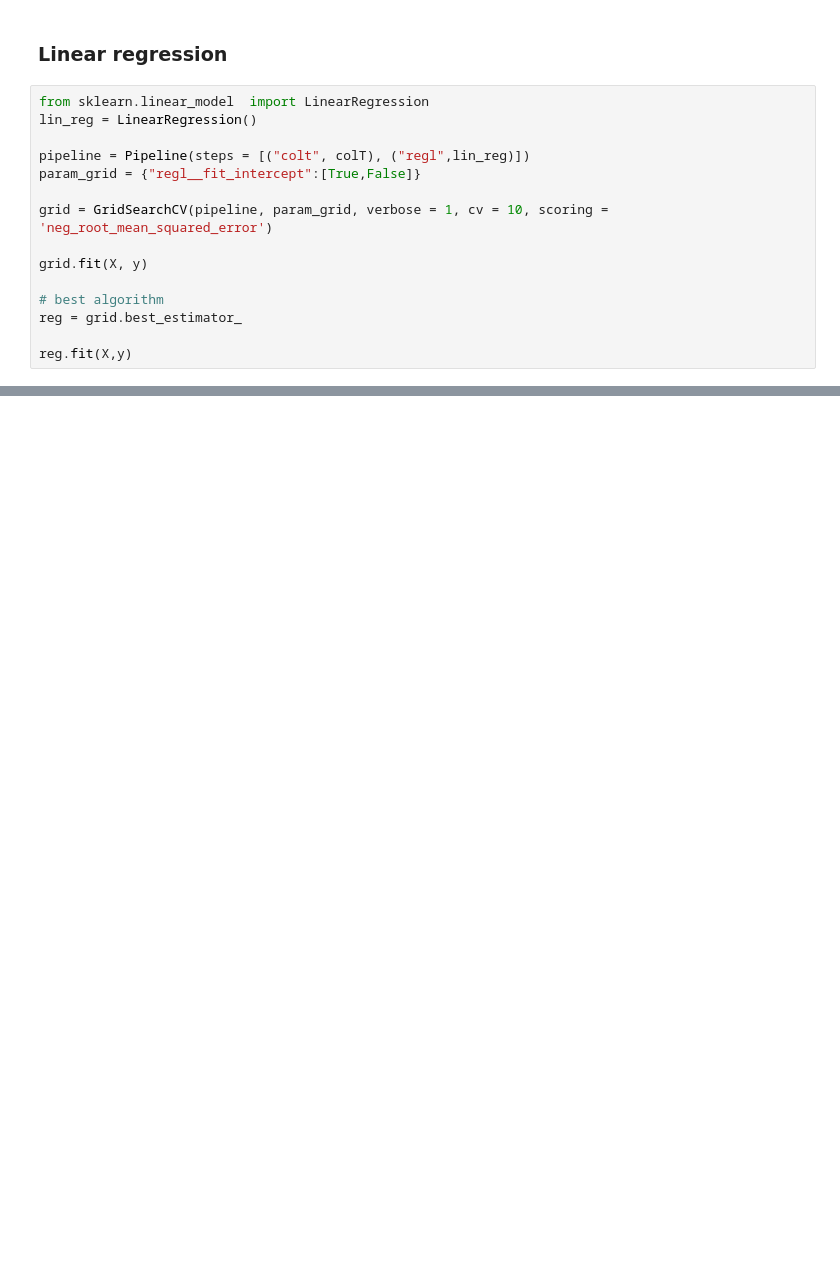
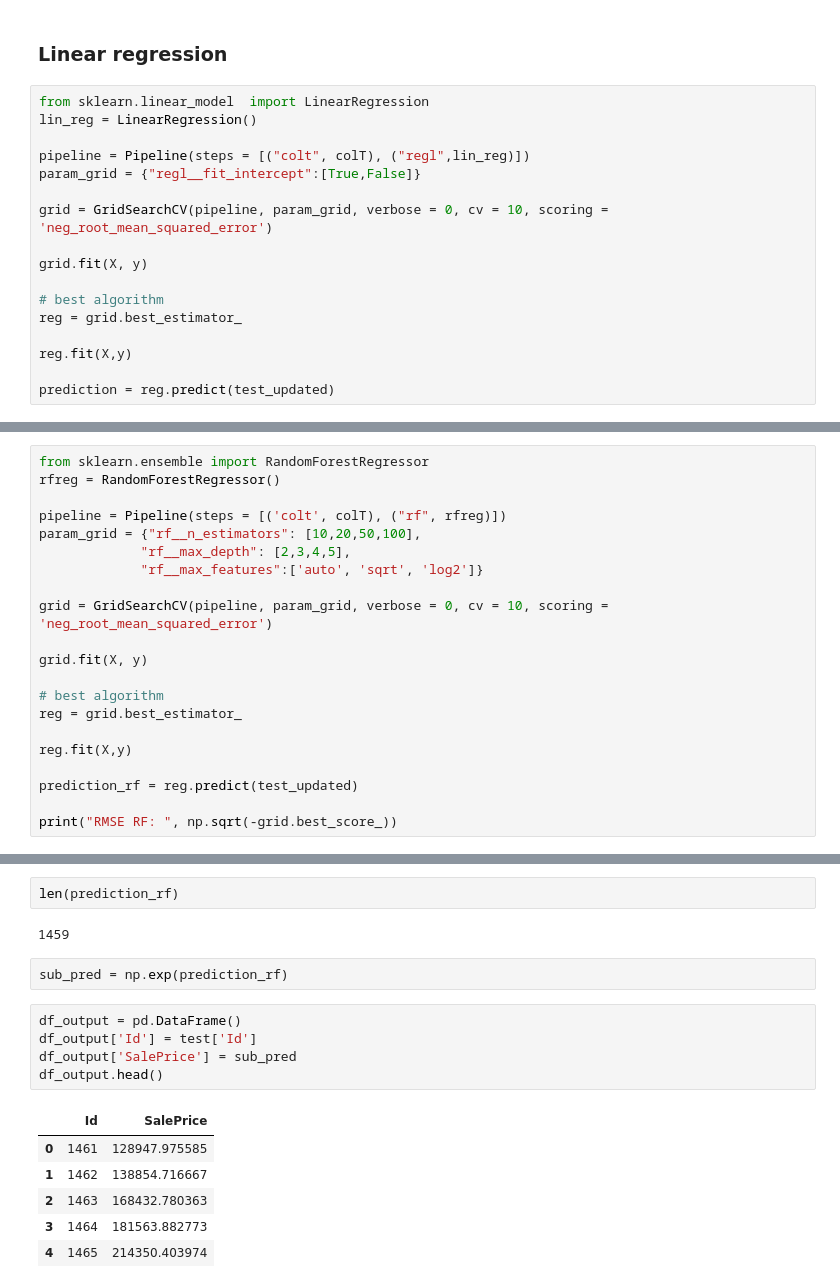
Before and after one commit to jeswingeorge/Kaggle-House-Prices-Prediction, a Jupyter notebook: 2.regression_predictions.ipynb, the cells around one changed output, grey strips where cells are left out. Drawn from its saved outputs; the diff is of its cells as text; blank space fills up the shorter version.

```diff
--- a/2.regression_predictions.ipynb
+++ b/2.regression_predictions.ipynb
@@ -586,7 +593,7 @@ lin_reg = LinearRegression()
 pipeline = Pipeline(steps = [("colt", colT), ("regl",lin_reg)])
 param_grid = {"regl__fit_intercept":[True,False]}
 
-grid = GridSearchCV(pipeline, param_grid, verbose = 1, cv = 10, scoring = 'neg_root_mean_squared_error')
+grid = GridSearchCV(pipeline, param_grid, verbose = 0, cv = 10, scoring = 'neg_root_mean_squared_error')
 
 grid.fit(X, y)
 
@@ -594,3 +601,5 @@ grid.fit(X, y)
 reg = grid.best_estimator_
 
 reg.fit(X,y)
+
+prediction = reg.predict(test_updated)
@@ -641,0 +665,21 @@ sorted(sklearn.metrics.SCORERS.keys())
+# %%
+from sklearn.ensemble import RandomForestRegressor
+rfreg = RandomForestRegressor()
+
+pipeline = Pipeline(steps = [('colt', colT), ("rf", rfreg)])
+param_grid = {"rf__n_estimators": [10,20,50,100],
+             "rf__max_depth": [2,3,4,5],
+             "rf__max_features":['auto', 'sqrt', 'log2']}
+
+grid = GridSearchCV(pipeline, param_grid, verbose = 0, cv = 10, scoring = 'neg_root_mean_squared_error')
+
+grid.fit(X, y)
+
+# best algorithm
+reg = grid.best_estimator_
+
+reg.fit(X,y)
+
+prediction_rf = reg.predict(test_updated)
+
+print("RMSE RF: ", np.sqrt(-grid.best_score_))
@@ -641,0 +697,18 @@ sorted(sklearn.metrics.SCORERS.keys())
+# %%
+len(prediction_rf)
+# %% [output]
+1459
+# %%
+sub_pred = np.exp(prediction_rf)
+# %%
+df_output = pd.DataFrame()
+df_output['Id'] = test['Id']
+df_output['SalePrice'] = sub_pred
+df_output.head()
+# %% [output]
+|  | Id | SalePrice |
+| 0 | 1461 | 128947.975585 |
+| 1 | 1462 | 138854.716667 |
+| 2 | 1463 | 168432.780363 |
+| 3 | 1464 | 181563.882773 |
+| 4 | 1465 | 214350.403974 |
```
Also changed, not shown: parts of 22 cells of this notebook, 1 other file.
